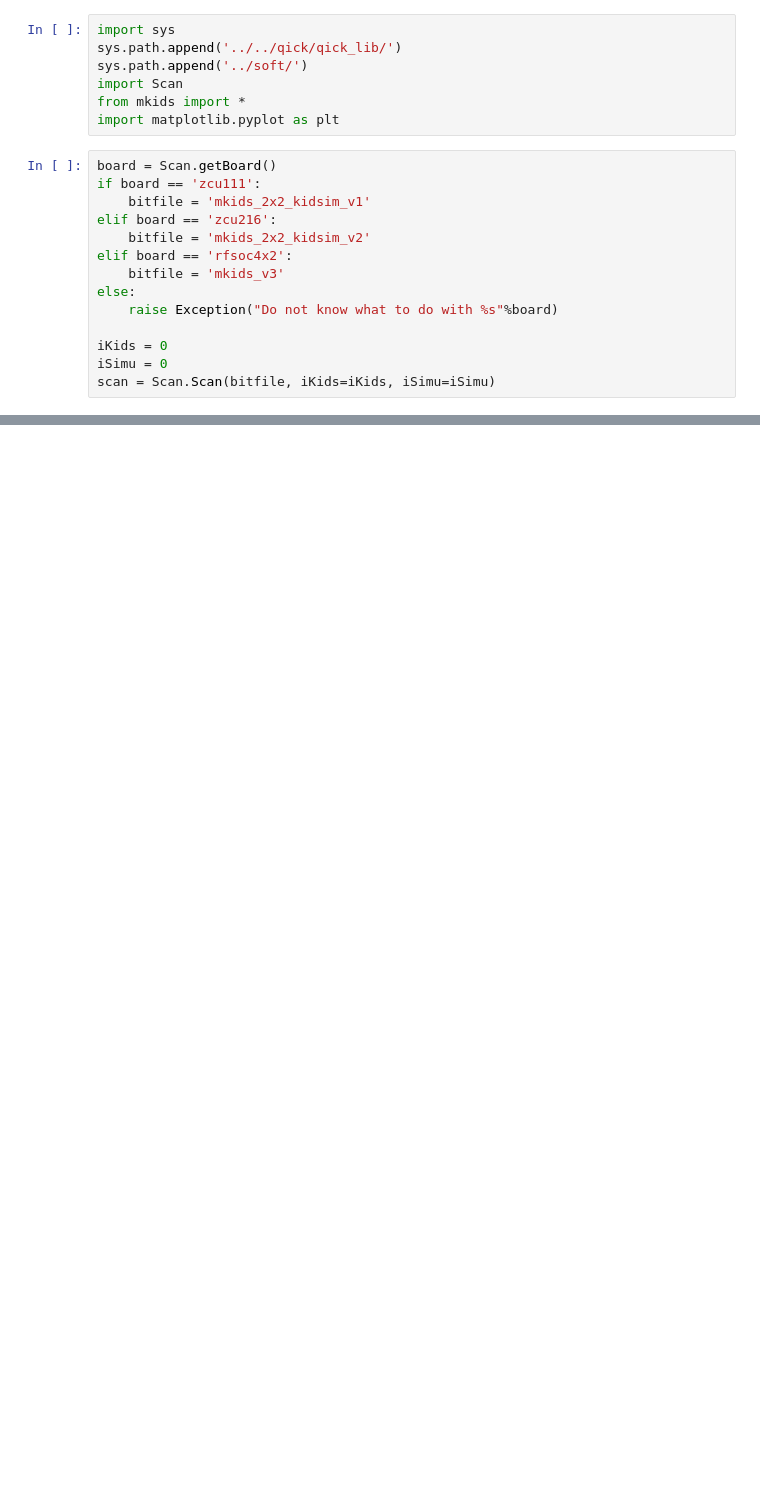
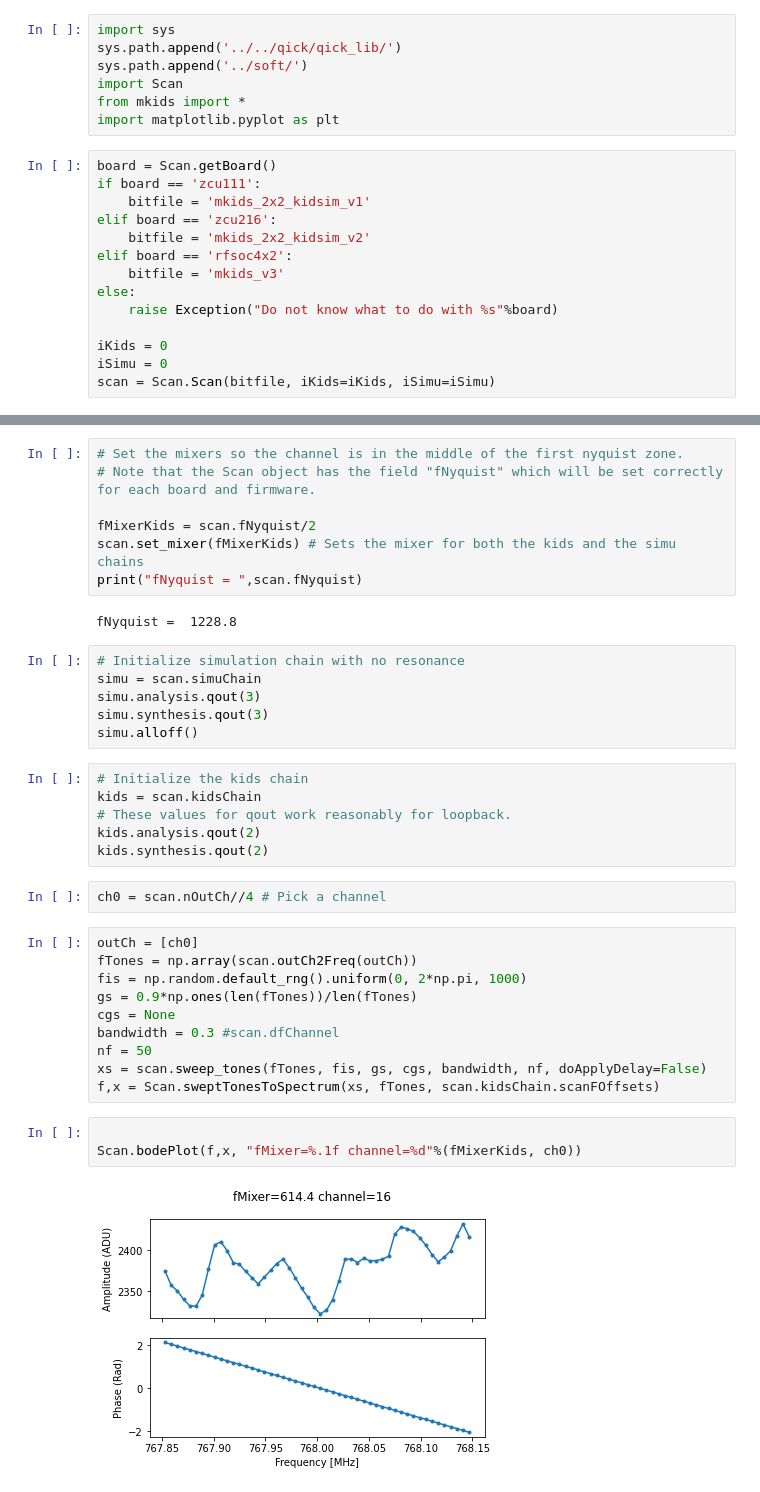
Before and after one commit to openquantumhardware/qick-tools, a Jupyter notebook: mkids_v2/demos/demo_09_phase_correction_multi_channel.ipynb, the cells around one changed output, grey strips where cells are left out. Cells and saved outputs as stored; diff of their text form; blank space fills up the shorter version.

Commit message:
show how to generate and apply a calibration

```diff
--- a/mkids_v2/demos/demo_09_phase_correction_multi_channel.ipynb
+++ b/mkids_v2/demos/demo_09_phase_correction_multi_channel.ipynb
@@ -183,0 +24,38 @@ for ch in outCh:
+# %%
+# Set the mixers so the channel is in the middle of the first nyquist zone.
+# Note that the Scan object has the field "fNyquist" which will be set correctly for each board and firmware.
+
+fMixerKids = scan.fNyquist/2
+scan.set_mixer(fMixerKids) # Sets the mixer for both the kids and the simu chains
+print("fNyquist = ",scan.fNyquist)
+# %% [output]
+fNyquist =  1228.8
+# %%
+# Initialize simulation chain with no resonance
+simu = scan.simuChain
+simu.analysis.qout(3)
+simu.synthesis.qout(3)
+simu.alloff()
+# %%
+# Initialize the kids chain
+kids = scan.kidsChain
+# These values for qout work reasonably for loopback.
+kids.analysis.qout(2)
+kids.synthesis.qout(2)
+# %%
+ch0 = scan.nOutCh//4 # Pick a channel
+# %%
+outCh = [ch0]
+fTones = np.array(scan.outCh2Freq(outCh))
+fis = np.random.default_rng().uniform(0, 2*np.pi, 1000)
+gs = 0.9*np.ones(len(fTones))/len(fTones)
+cgs = None
+bandwidth = 0.3 #scan.dfChannel
+nf = 50
+xs = scan.sweep_tones(fTones, fis, gs, cgs, bandwidth, nf, doApplyDelay=False)
+f,x = Scan.sweptTonesToSpectrum(xs, fTones, scan.kidsChain.scanFOffsets)
+# %%
+
+Scan.bodePlot(f,x, "fMixer=%.1f channel=%d"%(fMixerKids, ch0))
+# %% [output]
+[figure, added]
```
Also changed, not shown: parts of 52 cells of this notebook.
